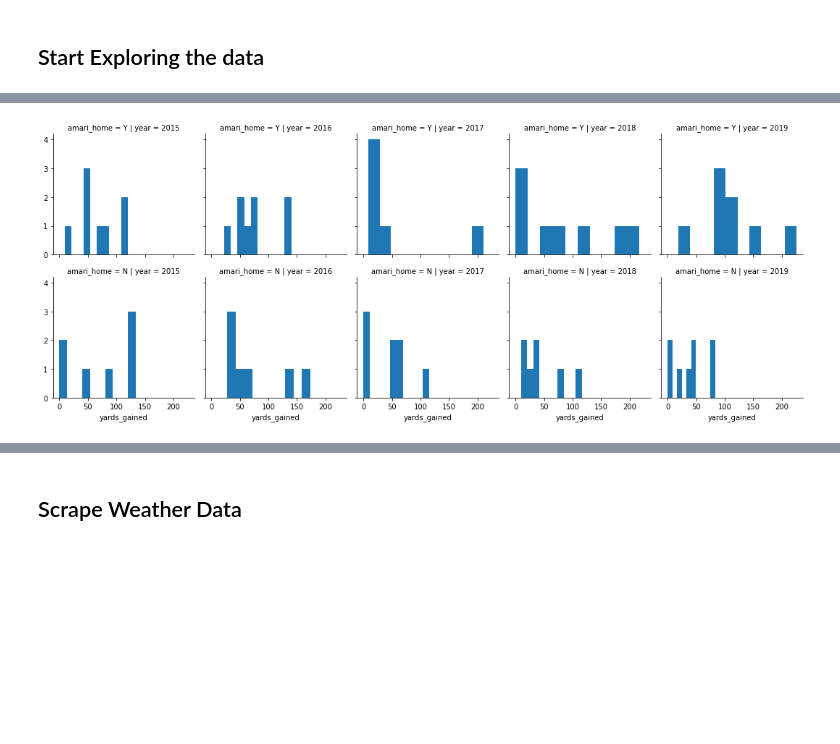
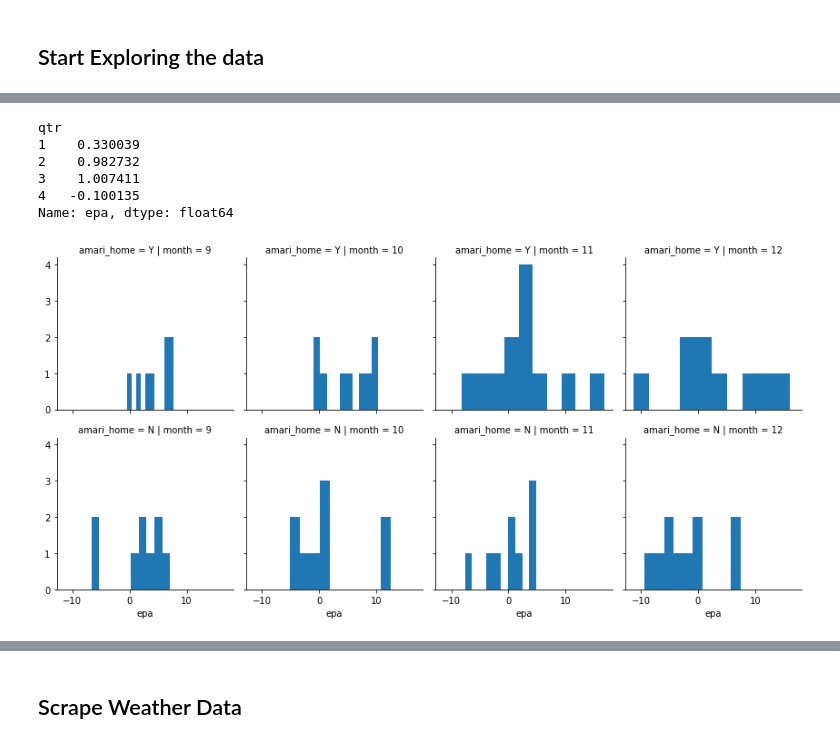
Before and after one commit to mtodisco10/amari, a Jupyter notebook: Amari_EDA.ipynb, the cells around one changed output, grey strips where cells are left out. Cells and saved outputs as stored; diff of their text form; code cells hidden in the pictures; blank space fills up the shorter version.

```diff
--- a/Amari_EDA.ipynb
+++ b/Amari_EDA.ipynb
@@ -67,6 +67,6 @@ class Player:
 
         return player_pbp_df
 
-    def get_yards_per_game(self, player_pbp_df):
+    def get_stats_per_game(self, player_pbp_df, stat_lst):
 
-        return player_pbp_df.groupby(['game_id','year','month','home_team','away_team'], as_index=False)['yards_gained'].sum()
+        return player_pbp_df.groupby(['game_id','year','month','home_team','away_team'], as_index=False)[stat_lst].sum()
@@ -84,6 +75,11 @@ Instantiate the class for Amari
 # %%
 amari = Player(80, 'receiver', 'Cowboys', 'A.Cooper', '00-0031544')
 amari_pbp = amari.get_player_pbp_data(pbp_df)
-amari_yds_per_game = amari.get_yards_per_game(amari_pbp)
-amari_yds_per_game['amari_home'] = np.where((amari_yds_per_game['home_team'] == 'OAK') | (amari_yds_per_game['home_team'] == 'DAL'),
+#Filter out Jan games
+amari_pbp = amari_pbp.loc[amari_pbp.month >= 9]
+amari_stats_per_game = amari.get_stats_per_game(amari_pbp, ['yards_gained', 'epa'])
+amari_stats_per_game['amari_home'] = np.where((amari_stats_per_game['home_team'] == 'OAK') |
+                                              (amari_stats_per_game['home_team'] == 'DAL'),
                                             'Y', 'N')
+
+amari_stats_per_game['amari_home'] = amari_stats_per_game['amari_home'].astype('category')
@@ -90,3 +91,7 @@ amari_yds_per_game['amari_home'] = np.where((amari_yds_per_game['home_team'] ==
+# %%
+amari_stats_per_game['team'] = np.where(amari_stats_per_game['amari_home'] == 'Y',
+                                        amari_stats_per_game['home_team'],
+                                        amari_stats_per_game['away_team'])
 # %% [markdown]
 ## Start Exploring the data
 # %%
@@ -128,6 +113,16 @@ team_yards_in_a_qtr['qtr'] = team_yards_in_a_qtr['qtr'].astype(object)
+# %%
+amari_pbp.loc[amari_pbp.game_half != 'Overtime']\
+    .groupby(['game_id', 'qtr'], as_index=False)['epa'].sum() \
+    .groupby(['qtr'])['epa'].mean()
+# %% [output]
+qtr
+1    0.330039
+2    0.982732
+3    1.007411
+4   -0.100135
+Name: epa, dtype: float64
 # %%
-import matplotlib.pyplot as plt
-g = sns.FacetGrid(amari_yds_per_game.loc[amari_yds_per_game.month >= 9], col="year", row = 'amari_home')
-g = g.map(plt.hist, "yards_gained")
+g = sns.FacetGrid(amari_stats_per_game, col="month", row = 'amari_home')
+g = g.map(plt.hist, "epa")
 # %% [output]
-[figure, old version]
+[figure, new version]
```
Also changed, not shown: parts of 19 cells of this notebook.
